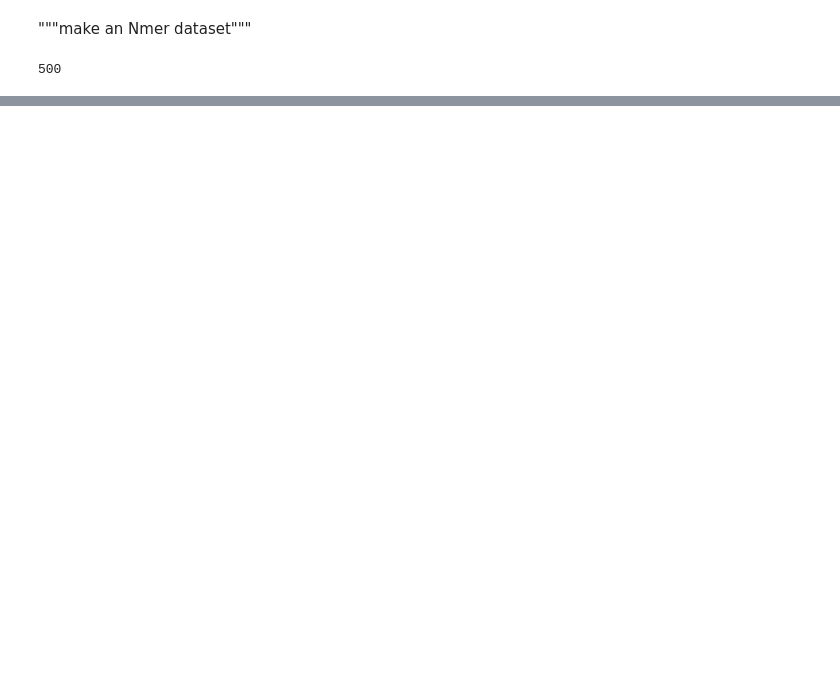
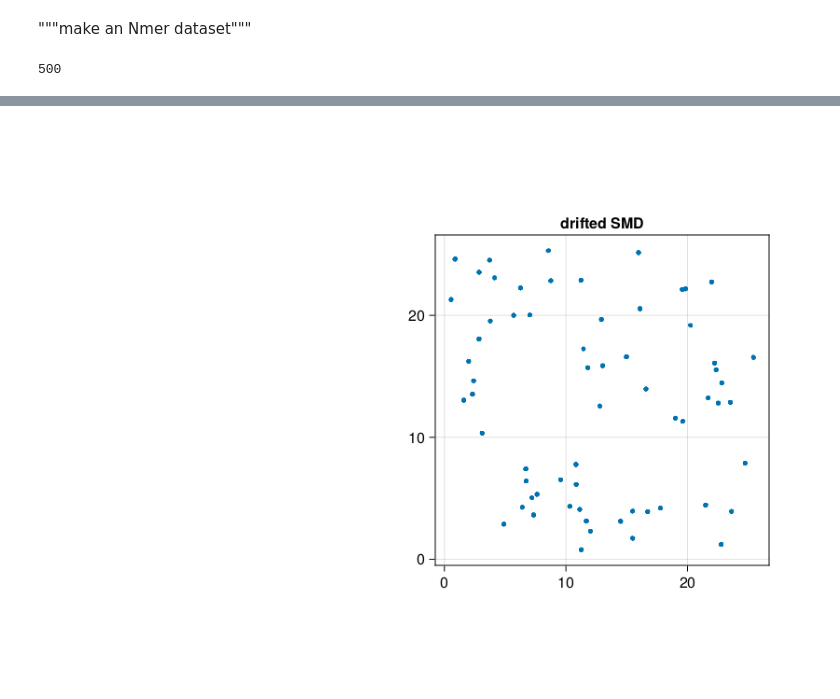
Before and after one commit to JuliaSMLM/SMLMDriftCorrection.jl, a Jupyter notebook: dev/applycorrect.ipynb, the cells around one changed output, grey strips where cells are left out. Saved outputs shown, nothing was run; the diff lists cells and outputs as text; code cells hidden in the pictures; blank space fills up the shorter version.

Commit message:
Fix on CairoMakie plot sequence

```diff
--- a/dev/applycorrect.ipynb
+++ b/dev/applycorrect.ipynb
@@ -83,0 +88,11 @@ f
+# %%
+f = Figure()
+#Axis(f[1, 1], aspect=DataAspect(), title="noisy SMD")
+#scatter!(smd_noisy.x, smd_noisy.y; markersize=5)
+Axis(f[1, 2], aspect=DataAspect(), title="drifted SMD")
+scatter!(smd_model.x, smd_model.y; markersize=5)
+#Axis(f[1, 3], aspect=DataAspect(), title="drift-corrected SMD")
+#scatter!(smd_DC.x, smd_DC.y; markersize=5)
+f
+# %% [output]
+[figure, added]
```
Also changed, not shown: parts of 5 cells of this notebook.
